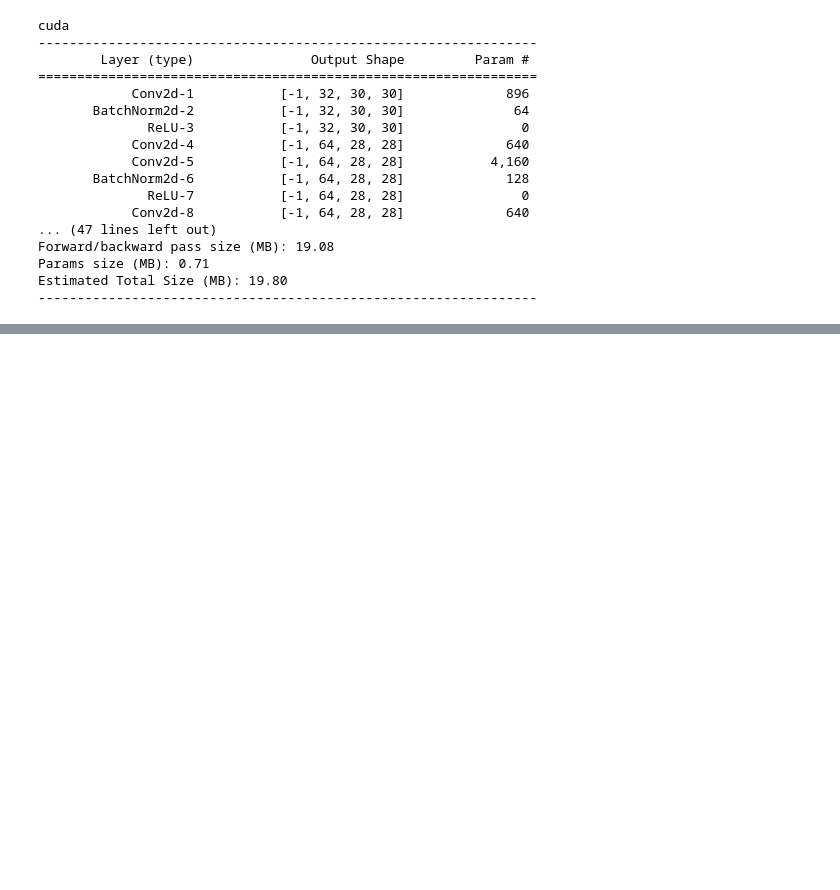
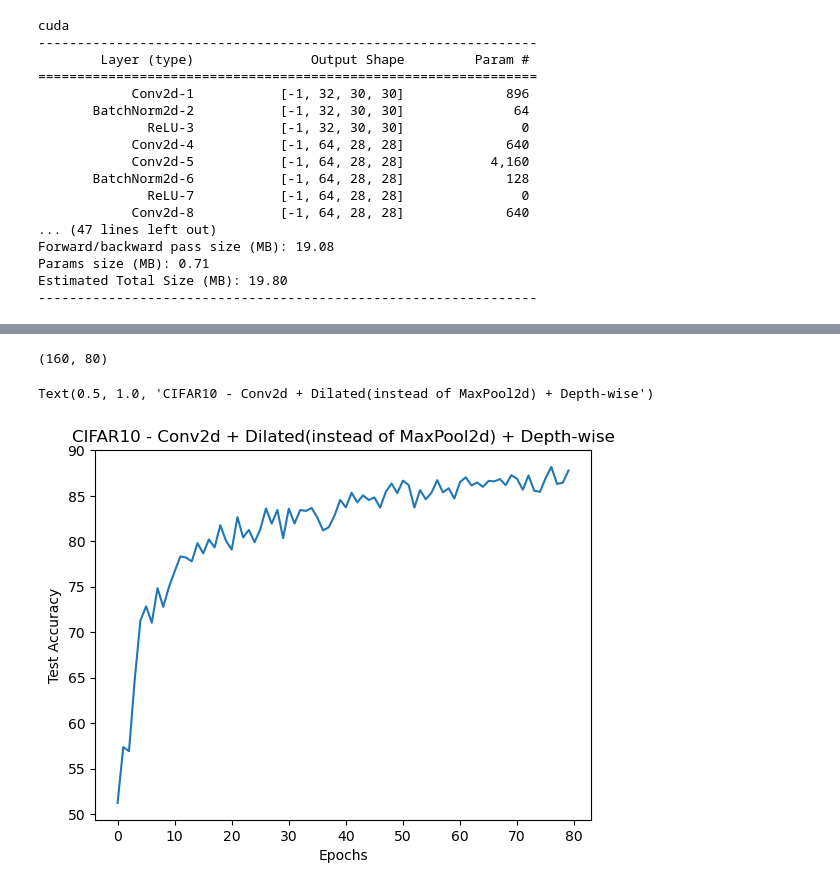
Before and after one commit to Rohithmarktricks/eva8_S6_AdvancedConcepts, a Jupyter notebook: Assignment_s6_Solution.ipynb, the cells around one changed output, grey strips where cells are left out. Drawn from its saved outputs; the diff is of its cells as text; code cells hidden in the pictures; blank space fills up the shorter version.

```diff
--- a/Assignment_s6_Solution.ipynb
+++ b/Assignment_s6_Solution.ipynb
@@ -327,0 +335,13 @@ EPOCH: 11
+# %%
+len(test_acc), len(test_acc_list)
+# %% [output]
+(160, 80)
+# %%
+test_acc_list2 = deepcopy(test_acc[80:])
+plt.plot(list(range(80)), test_acc_list2)
+plt.xlabel('Epochs')
+plt.ylabel('Test Accuracy')
+plt.title('CIFAR10 - Conv2d + Dilated(instead of MaxPool2d) + Depth-wise')
+# %% [output]
+Text(0.5, 1.0, 'CIFAR10 - Conv2d + Dilated(instead of MaxPool2d) + Depth-wise')
+[figure, added]
```
Also changed, not shown: parts of 7 cells of this notebook, 5 other files.
